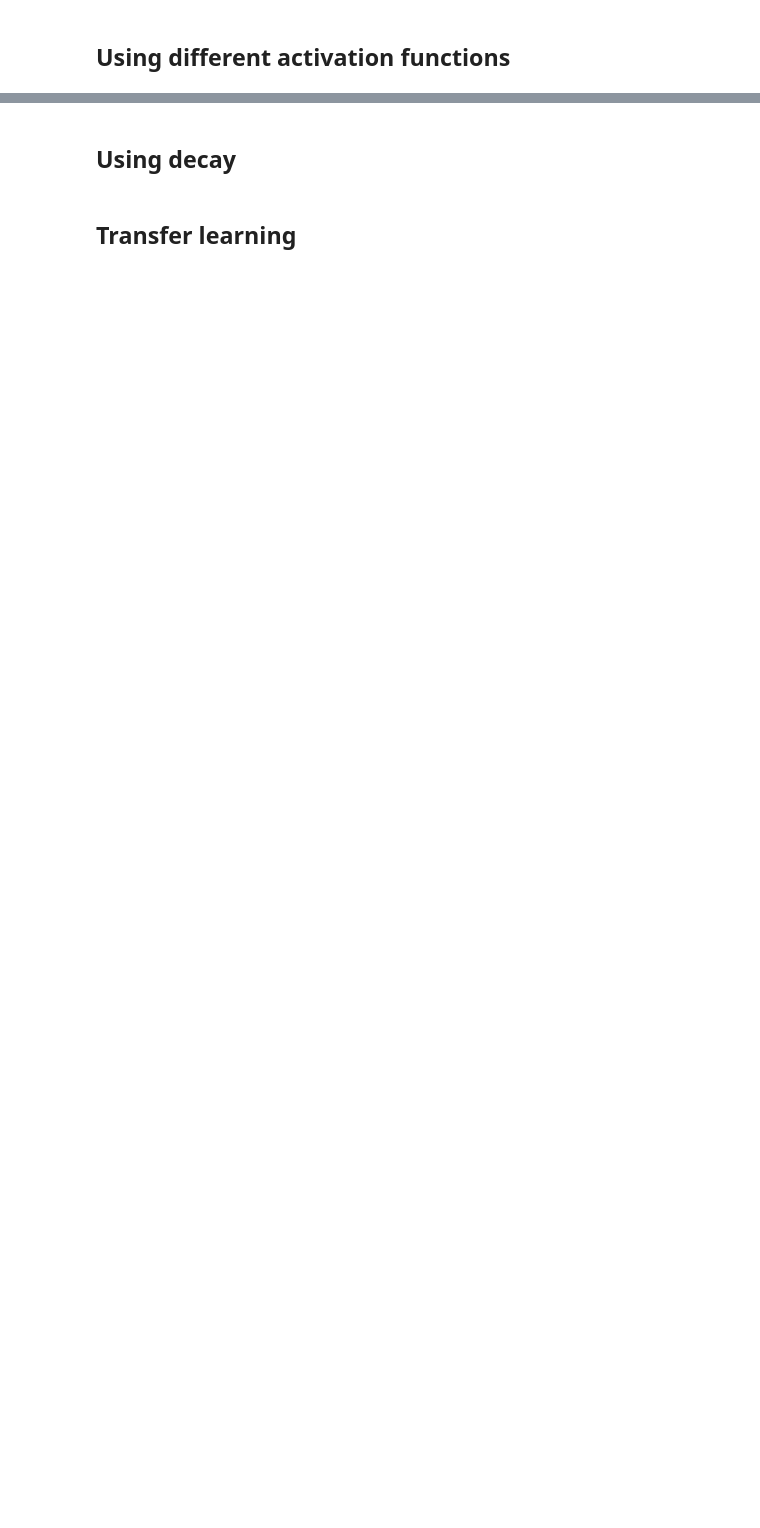
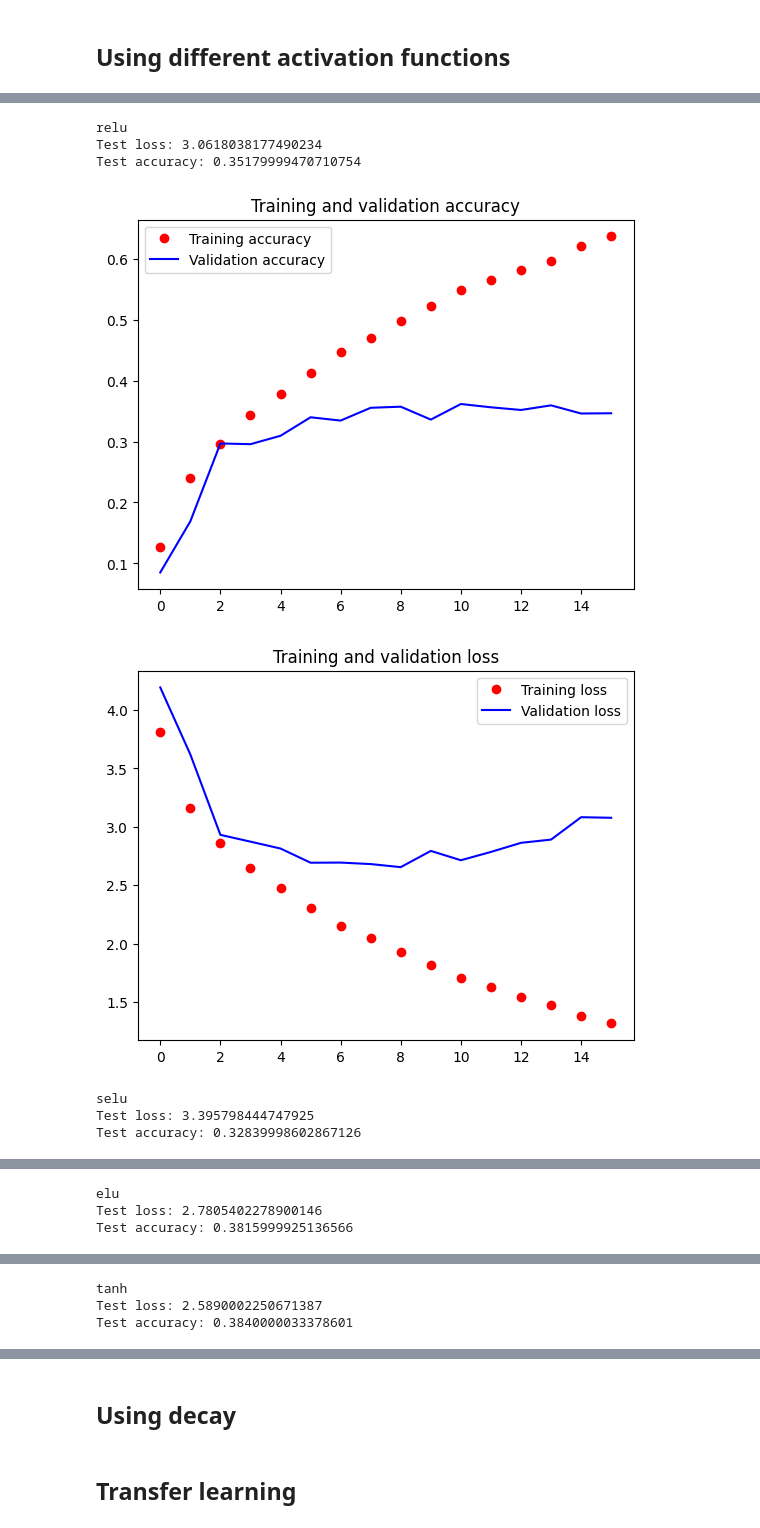
Before and after one commit to Xyl0w/DeepLearning_CA1, a Jupyter notebook: Assignemnt_2/work.ipynb, the cells around one changed output, grey strips where cells are left out. Cells and saved outputs as stored; diff of their text form; code cells hidden in the pictures; blank space fills up the shorter version.

Commit message:
added optimizer and activation testing

```diff
--- a/Assignemnt_2/work.ipynb
+++ b/Assignemnt_2/work.ipynb
@@ -712,9 +696,9 @@ optimizers = ['adam', 'sgd', 'rmsprop', 'adagrad', 'adadelta', 'adamax', 'nadam'
 history_array = []
 early_stop = EarlyStopping(monitor='val_loss',  verbose=1, patience=8, restore_best_weights = True)
 for i in optimizers:
-    model = tune_model2(i)
+    model = tune_model1(i)
     history =  model.fit(x_train, y_train, batch_size=256,
-                   epochs=600,
+                   epochs=100,
                    validation_data=(x_valid, y_valid),
                    verbose=1,
                    callbacks=[early_stop])
@@ -757,2 +751,22 @@ for i in history_array:
 # %% [markdown]
 ## Using different activation functions
+# %%
+def tune_model1(activation):
+    model = Sequential()
+    model.add(Conv2D(16, kernel_size=3, input_shape = (32,32,3) ,activation=activation))
+    model.add(BatchNormalization())
+    model.add(Dense(32, activation=activation))
+    model.add(Conv2D(16, kernel_size=3, activation=activation))
+    model.add(MaxPooling2D(pool_size=(2, 2)))
+    model.add(Conv2D(32, kernel_size=3, activation=activation))
+    model.add(Dense(64, activation=activation))
+    model.add(Conv2D(32, (3, 3), activation=activation))
+    model.add(Dense(64, activation=activation))
+    model.add(MaxPooling2D(pool_size=(2, 2)))
+    model.add(Flatten())
+    model.add(Dense(100, activation='softmax'))
+
+    model.compile(optimizer='adam', metrics=['accuracy'], loss='sparse_categorical_crossentropy')
+
+    model.summary()
+    return model
@@ -758,0 +776,16 @@ for i in history_array:
+# %%
+activation = ['relu', 'selu', 'elu', 'tanh', 'sigmoid', 'hard_sigmoid', 'exponential', 'linear']
+    # fit model
+h_callback = EarlyStopping(monitor='val_accuracy', patience=5)
+reduce_lr = ReduceLROnPlateau(monitor='val_loss', factor=0.2,
+                            patience=5, min_lr=0.001)
+history_array=[]
+for i in activation:
+    model = tune_model1(i)
+    history = model.fit(x_train, y_train, batch_size=256,
+                   epochs=100,
+                   validation_data=(x_valid, y_valid),
+                   verbose=1,
+                   callbacks=[h_callback, reduce_lr])
+    model.save('./models/activation_model_1_{}.hdf5'.format(i))
+    history_array.append(history)
@@ -758,0 +810,14 @@ for i in history_array:
+# %%
+for i in range(len(history_array)):
+    model_name = activation[i]
+    print(model_name)
+    plot_graph(history_array[i])
+# %% [output]
+relu
+Test loss: 3.0618038177490234
+Test accuracy: 0.35179999470710754
+[figure, added]
+[figure, added]
+selu
+Test loss: 3.395798444747925
+Test accuracy: 0.32839998602867126
@@ -758,0 +826,3 @@ for i in history_array:
+elu
+Test loss: 2.7805402278900146
+Test accuracy: 0.3815999925136566
@@ -758,0 +831,3 @@ for i in history_array:
+tanh
+Test loss: 2.5890002250671387
+Test accuracy: 0.3840000033378601
```
Also changed, not shown: parts of 27 cells of this notebook, 20 other files.
